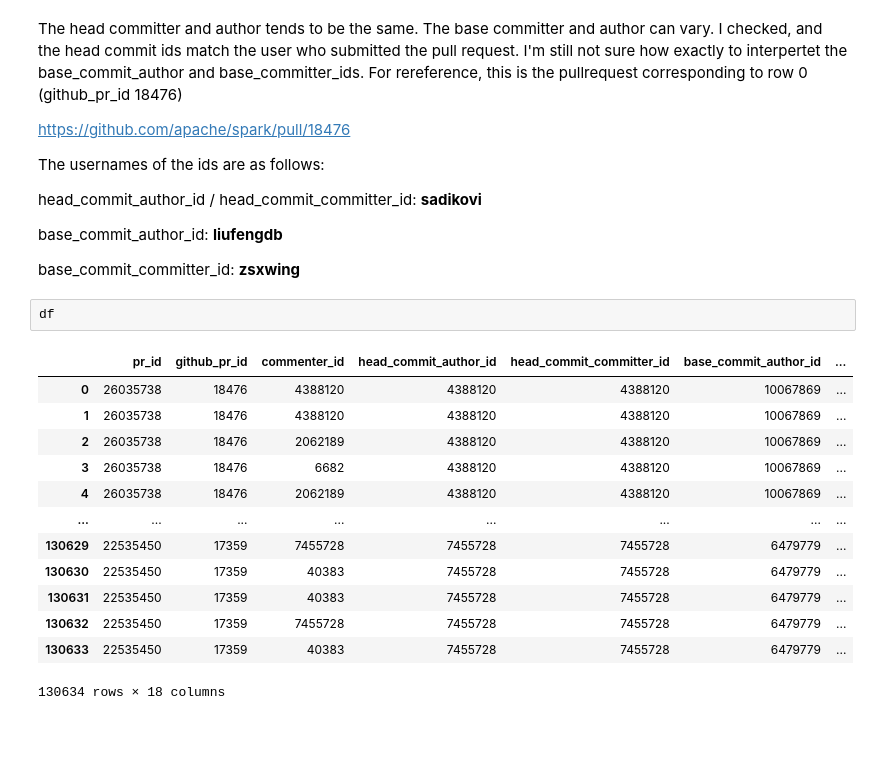
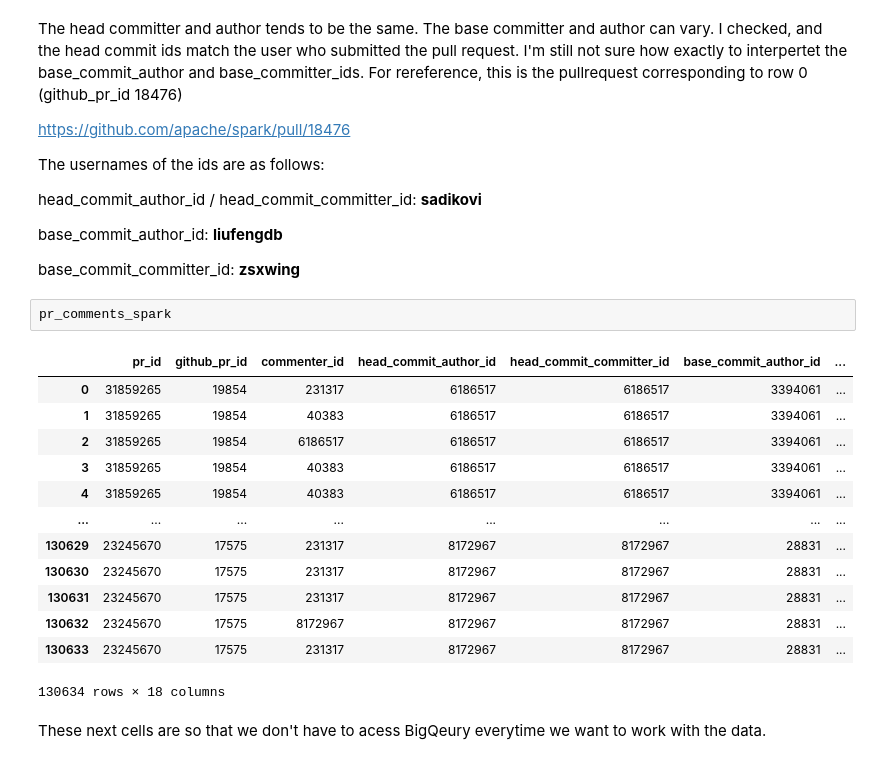
Before and after one commit to qwiksilva/cs224w-github-rec, a Jupyter notebook: BigQueryGithubWQuery.ipynb, the cells around one changed output. Drawn from its saved outputs; the diff is of its cells as text; blank space fills up the shorter version.

Commit message:
Added cells to download data from BQ

```diff
--- a/BigQueryGithubWQuery.ipynb
+++ b/BigQueryGithubWQuery.ipynb
@@ -101,19 +102,21 @@ head_commit_author_id / head_commit_committer_id: **sadikovi**
 base_commit_author_id: **liufengdb**
 
 base_commit_committer_id: **zsxwing**
-# %%
-df
-# %% [output]
-|  | pr_id | github_pr_id | commenter_id | head_commit_author_id | head_commit_committer_id | base_commit_author_id | ... |
-| 0 | 26035738 | 18476 | 4388120 | 4388120 | 4388120 | 10067869 | ... |
-| 1 | 26035738 | 18476 | 4388120 | 4388120 | 4388120 | 10067869 | ... |
-| 2 | 26035738 | 18476 | 2062189 | 4388120 | 4388120 | 10067869 | ... |
-| 3 | 26035738 | 18476 | 6682 | 4388120 | 4388120 | 10067869 | ... |
-| 4 | 26035738 | 18476 | 2062189 | 4388120 | 4388120 | 10067869 | ... |
-| ... | ... | ... | ... | ... | ... | ... | ... |
-| 130629 | 22535450 | 17359 | 7455728 | 7455728 | 7455728 | 6479779 | ... |
-| 130630 | 22535450 | 17359 | 40383 | 7455728 | 7455728 | 6479779 | ... |
-| 130631 | 22535450 | 17359 | 40383 | 7455728 | 7455728 | 6479779 | ... |
-| 130632 | 22535450 | 17359 | 7455728 | 7455728 | 7455728 | 6479779 | ... |
-| 130633 | 22535450 | 17359 | 40383 | 7455728 | 7455728 | 6479779 | ... |
-130634 rows × 18 columns
+# %%
+pr_comments_spark
+# %% [output]
+|  | pr_id | github_pr_id | commenter_id | head_commit_author_id | head_commit_committer_id | base_commit_author_id | ... |
+| 0 | 31859265 | 19854 | 231317 | 6186517 | 6186517 | 3394061 | ... |
+| 1 | 31859265 | 19854 | 40383 | 6186517 | 6186517 | 3394061 | ... |
+| 2 | 31859265 | 19854 | 6186517 | 6186517 | 6186517 | 3394061 | ... |
+| 3 | 31859265 | 19854 | 40383 | 6186517 | 6186517 | 3394061 | ... |
+| 4 | 31859265 | 19854 | 40383 | 6186517 | 6186517 | 3394061 | ... |
+| ... | ... | ... | ... | ... | ... | ... | ... |
+| 130629 | 23245670 | 17575 | 231317 | 8172967 | 8172967 | 28831 | ... |
+| 130630 | 23245670 | 17575 | 231317 | 8172967 | 8172967 | 28831 | ... |
+| 130631 | 23245670 | 17575 | 231317 | 8172967 | 8172967 | 28831 | ... |
+| 130632 | 23245670 | 17575 | 8172967 | 8172967 | 8172967 | 28831 | ... |
+| 130633 | 23245670 | 17575 | 231317 | 8172967 | 8172967 | 28831 | ... |
+130634 rows × 18 columns
+# %% [markdown]
+These next cells are so that we don't have to acess BigQeury everytime we want to work with the data.
```
Also changed, not shown: parts of 5 cells of this notebook.
